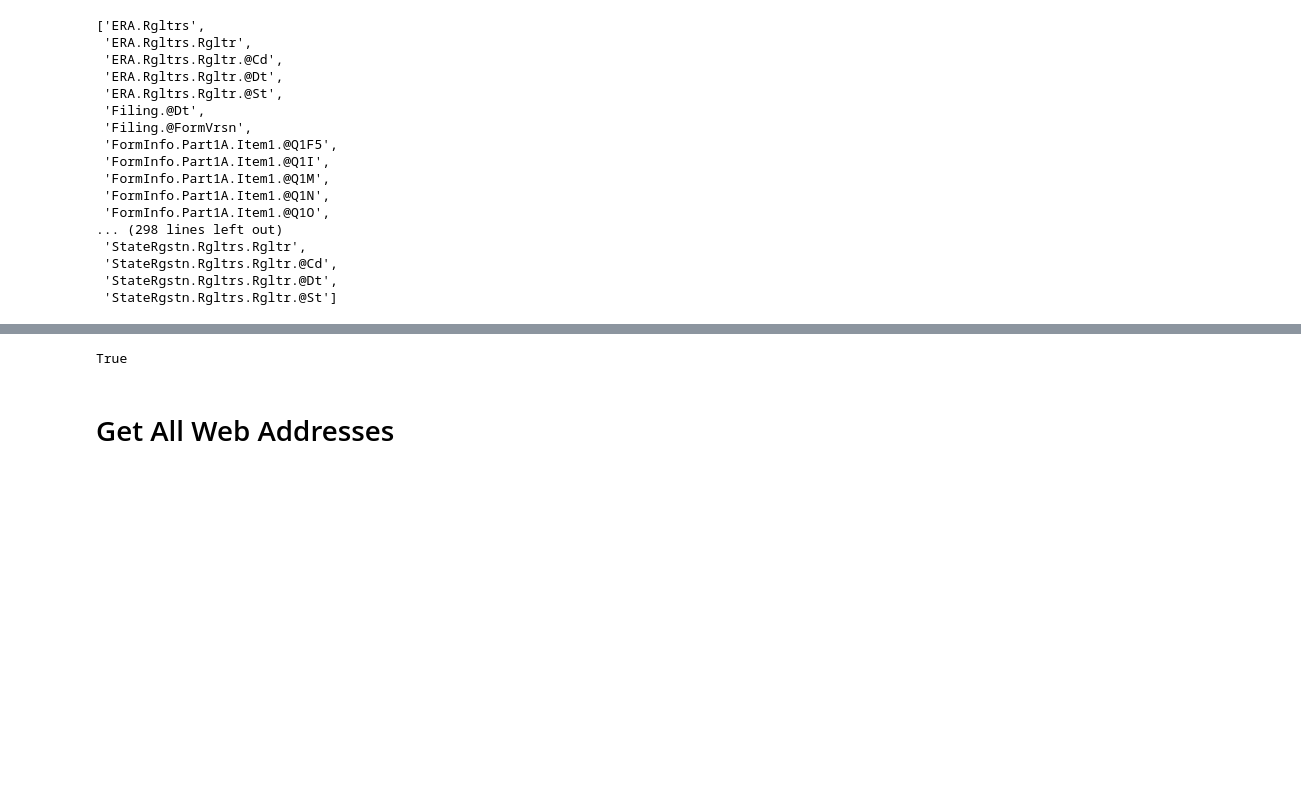
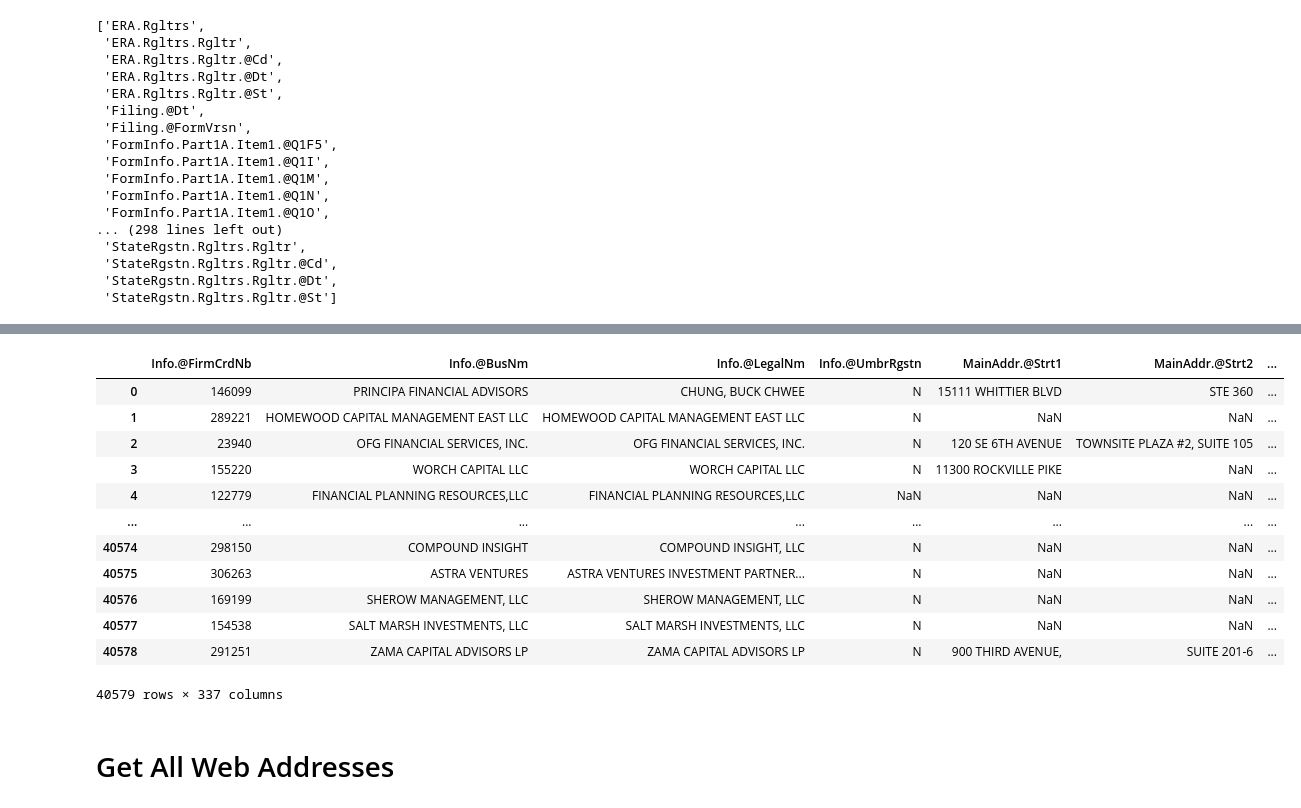
Before and after one commit to austinpracticaldatascience/RIA_websites, a Jupyter notebook: EDA.ipynb, the cells around one changed output, grey strips where cells are left out. Cells and saved outputs as stored; diff of their text form; code cells hidden in the pictures; blank space fills up the shorter version.

```diff
--- a/EDA.ipynb
+++ b/EDA.ipynb
@@ -106,0 +200,12 @@ df_state_reg =df_state[(df_state['ERA.Rgltrs'].isnull() &
+# %%
+df_only_state_data = pd.merge(df_state, df_state_only_ids,
+                              how = 'right',
+                              on=['Info.@FirmCrdNb', 'Info.@SECNb', 'Info.@BusNm', 'Info.@LegalNm'])
+# %%
+df_only_sec_data = pd.merge(df_sec, df_sec_only_ids,
+                            how = 'right',
+                            on=['Info.@FirmCrdNb', 'Info.@SECNb', 'Info.@BusNm', 'Info.@LegalNm'])
+# %%
+df_state_or_sec = pd.merge(df_only_state_data, df_only_sec_data,
+                   how='outer',
+                   suffixes = ('__State', '__SEC'))
@@ -107,6 +215,24 @@ df_state_reg =df_state[(df_state['ERA.Rgltrs'].isnull() &
+# %%
+df_all = pd.merge(df_state_or_sec, df_both,
+                   how='outer',
+                   suffixes = ('__State', '__SEC'))
 # %%
-df_state_reg.shape[0] + df_state_exempt.shape[0] == df_state.shape[0]
+assert df_all.shape[0] == df_all_ids.shape[0]
-# %% [output]
-True
+# %%
+df_all
+# %% [output]
+|  | Info.@FirmCrdNb | Info.@BusNm | Info.@LegalNm | Info.@UmbrRgstn | MainAddr.@Strt1 | MainAddr.@Strt2 | ... |
+| 0 | 146099 | PRINCIPA FINANCIAL ADVISORS | CHUNG, BUCK CHWEE | N | 15111 WHITTIER BLVD | STE 360 | ... |
+| 1 | 289221 | HOMEWOOD CAPITAL MANAGEMENT EAST LLC | HOMEWOOD CAPITAL MANAGEMENT EAST LLC | N | NaN | NaN | ... |
+| 2 | 23940 | OFG FINANCIAL SERVICES, INC. | OFG FINANCIAL SERVICES, INC. | N | 120 SE 6TH AVENUE | TOWNSITE PLAZA #2, SUITE 105 | ... |
+| 3 | 155220 | WORCH CAPITAL LLC | WORCH CAPITAL LLC | N | 11300 ROCKVILLE PIKE | NaN | ... |
+| 4 | 122779 | FINANCIAL PLANNING RESOURCES,LLC | FINANCIAL PLANNING RESOURCES,LLC | NaN | NaN | NaN | ... |
+| ... | ... | ... | ... | ... | ... | ... | ... |
+| 40574 | 298150 | COMPOUND INSIGHT | COMPOUND INSIGHT, LLC | N | NaN | NaN | ... |
+| 40575 | 306263 | ASTRA VENTURES | ASTRA VENTURES INVESTMENT PARTNER... | N | NaN | NaN | ... |
+| 40576 | 169199 | SHEROW MANAGEMENT, LLC | SHEROW MANAGEMENT, LLC | N | NaN | NaN | ... |
+| 40577 | 154538 | SALT MARSH INVESTMENTS, LLC | SALT MARSH INVESTMENTS, LLC | N | NaN | NaN | ... |
+| 40578 | 291251 | ZAMA CAPITAL ADVISORS LP | ZAMA CAPITAL ADVISORS LP | N | 900 THIRD AVENUE, | SUITE 201-6 | ... |
+40579 rows × 337 columns
 # %% [markdown]
 # Get All Web Addresses
```
Also changed, not shown: parts of 91 cells of this notebook.
